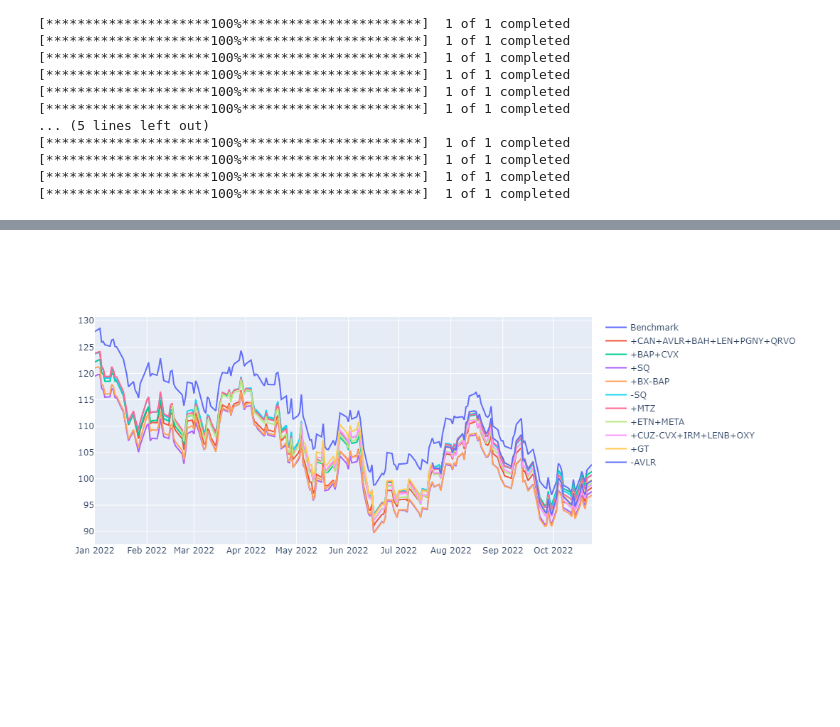
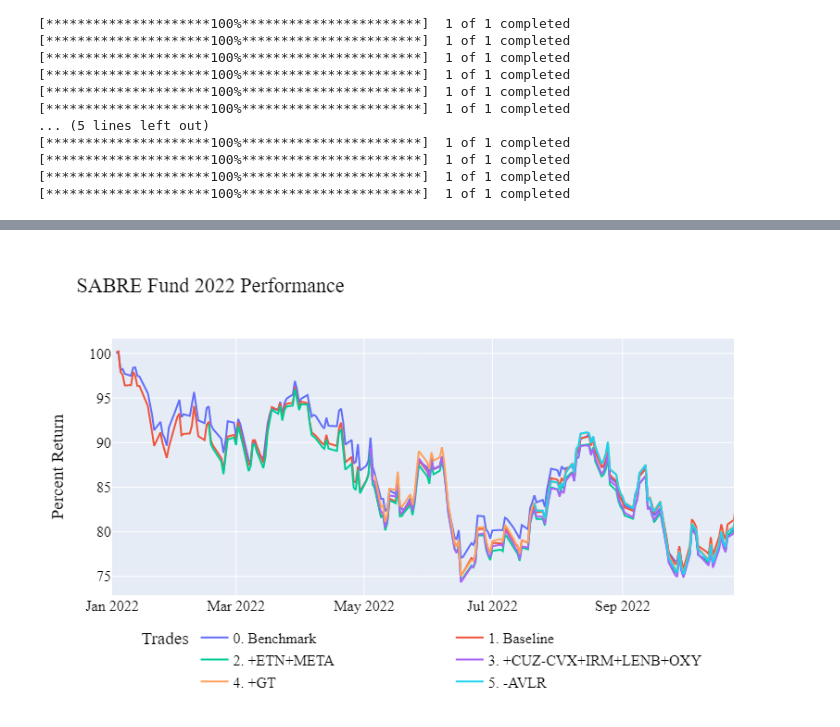
Before and after one commit to jforbes7/defperf, a Jupyter notebook: portfolio-performance.ipynb, the cells around one changed output, grey strips where cells are left out. Saved outputs shown, nothing was run; the diff lists cells and outputs as text; code cells hidden in the pictures; blank space fills up the shorter version.

```diff
--- a/portfolio-performance.ipynb
+++ b/portfolio-performance.ipynb
@@ -6,8 +6,8 @@ import yfinance as yf
 
 from datetime import datetime, date, timedelta
 # %%
-def pull_stock_date(stocks_df, stock_tick, transaction_date):
-    transaction_date = "2021-01-04"
+def pull_stock_date(stocks_df, stock_tick):
+    transaction_date = "2022-01-03"
     data = yf.download(stock_tick, start=transaction_date, end=today)
     data.reset_index(inplace=True)
     data.Date = data.Date.dt.strftime('%Y-%m-%d')
@@ -28,12 +28,12 @@ scenario.columns = new_header #set the header row as the df header
 # scenario
 # %%
 today = datetime.today().strftime('%Y-%m-%d')
-dates = pd.date_range(start="2021-01-04", end=today, freq='D')
+dates = pd.date_range(start="2022-01-03", end=today, freq='D')
 stocks_df = pd.DataFrame({'DATE': dates.strftime('%Y-%m-%d')})
 # stocks_df.head()
 
 for i in scenario.columns[1:]:
-    stocks_df = pull_stock_date(stocks_df, i, "2021-01-01")
+    stocks_df = pull_stock_date(stocks_df, i)
 
 stocks_df = stocks_df.transpose()
 
@@ -88,6 +106,8 @@ for i in list(range(1,scenario.shape[0])):
 performance = pd.DataFrame(performance)
 performance.set_index(scenario.index, inplace=True)
 performance.columns = values.columns
-performance = performance.divide((performance.loc['Benchmark','2021-01-04'])/100) # Change field and data for new normalization
+display(performance)
+display(performance['2022-09-30'])
+performance = performance.divide((performance.loc['0. Benchmark','2022-01-03'])/100) # Change field and data for new normalization
 performance = performance.transpose().reset_index()
-# performance
+display(performance.loc[186])
@@ -103,6 +147,24 @@ for i in list(range(1,scenario.shape[0]+1)):
                         name=scenario.index[i-1]))
 # fig.update_yaxes(rangemode="tozero")
 fig.update_layout(height = 500)
+
+fig.update_layout(
+    title="SABRE Fund 2022 Performance",
+    yaxis_title="Percent Return",
+    legend_title="Trades",
+    font=dict(
+        family="Times New Roman",
+        size=16,
+        color="Black"
+    ),
+    legend=dict(
+        orientation='h',
+        yanchor='bottom',
+        xanchor='center'
+        ,y=-0.4,
+        x=0.5)
+)
+
 fig.update_xaxes(range=['2022-01-01','2022-10-24'])
 fig.show()
 # %% [output]
@@ -109 +172 @@ fig.show()
-[figure, old version]
+[figure, new version]
```
Also changed, not shown: parts of 3 cells of this notebook, 1 other file.
